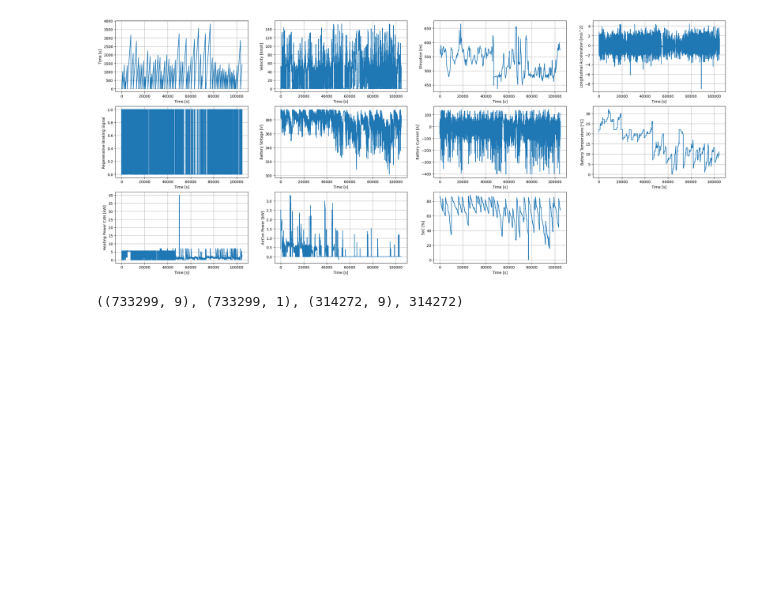
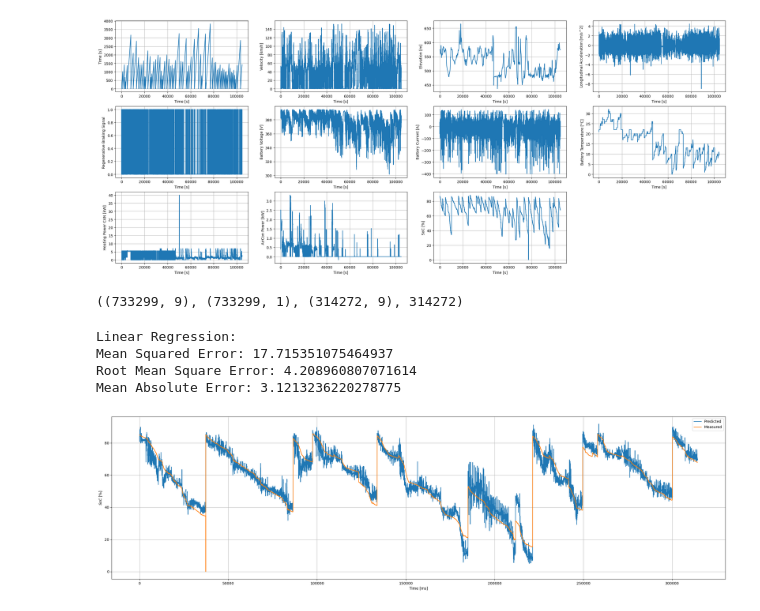
Before and after one commit to ConnorMcWard/EV-Battery, a Jupyter notebook: EV.ipynb, the cells around one changed output. Saved outputs shown, nothing was run; the diff lists cells and outputs as text; code cells hidden in the pictures; blank space fills up the shorter version.

Commit message:
Add files via upload
going through the variables to figure out what are worth adding to the model.

```diff
--- a/EV.ipynb
+++ b/EV.ipynb
@@ -237,3 +257,54 @@ y_test = y.values[splitter:]
 X_train.shape, y_train.shape, X_test.shape, y_test.shape[0]
 # %% [output]
 ((733299, 9), (733299, 1), (314272, 9), 314272)
+# %%
+def regression_metrics(y_test, y_pred):
+    # calculate errors
+    mse = mean_squared_error(y_test, y_pred)
+    rmse = mean_squared_error(y_test, y_pred, squared=False)
+    mae = mean_absolute_error(y_test, y_pred)
+    # report error
+    print(f'Mean Squared Error: {mse}')
+    print(f'Root Mean Square Error: {rmse}')
+    print(f'Mean Absolute Error: {mae}')
+# %%
+def plot_comparison(y_test, y_pred, xlabel, ylabel, dark_mode=False, figsize=(30, 8)):
+    if dark_mode:
+        plt.figure(figsize=figsize, facecolor='black')
+        ax = plt.axes()
+        ax.set_facecolor("black")
+        ax.spines['bottom'].set_color('gray')
+        ax.spines['top'].set_color('gray')
+        ax.spines['right'].set_color('gray')
+        ax.spines['left'].set_color('gray')
+        ax.tick_params(colors='white', which='both')
+        plt.plot(y_pred, color="yellow")
+        plt.plot(y_test, color="white")
+        plt.legend(['Predicted', 'Measured'])
+        plt.xlabel(xlabel, color='white')
+        plt.ylabel(ylabel, color='white')
+    else:
+        plt.figure(figsize=figsize)
+        plt.plot(y_pred)
+        plt.plot(y_test)
+        plt.legend(['Predicted', 'Measured'])
+        plt.xlabel(xlabel)
+        plt.ylabel(ylabel)
+    plt.grid(True)
+# %%
+# 1. Create a model
+regressor = LinearRegression()
+# 2. Fit the model
+regressor.fit(X_train, y_train)
+# 3. Make predicitons with the model
+y_pred_lr = regressor.predict(X_test)
+# 4. Evaluate and visualize
+print('Linear Regression:')
+regression_metrics(y_test, y_pred_lr)
+plot_comparison(y_test=y_test, y_pred=y_pred_lr, xlabel="Time [ms]", ylabel="$SoC$ [%]")
+# %% [output]
+Linear Regression:
+Mean Squared Error: 17.715351075464937
+Root Mean Square Error: 4.208960807071614
+Mean Absolute Error: 3.1213236220278775
+[figure, added]
```
Also changed, not shown: parts of 2 cells of this notebook.
